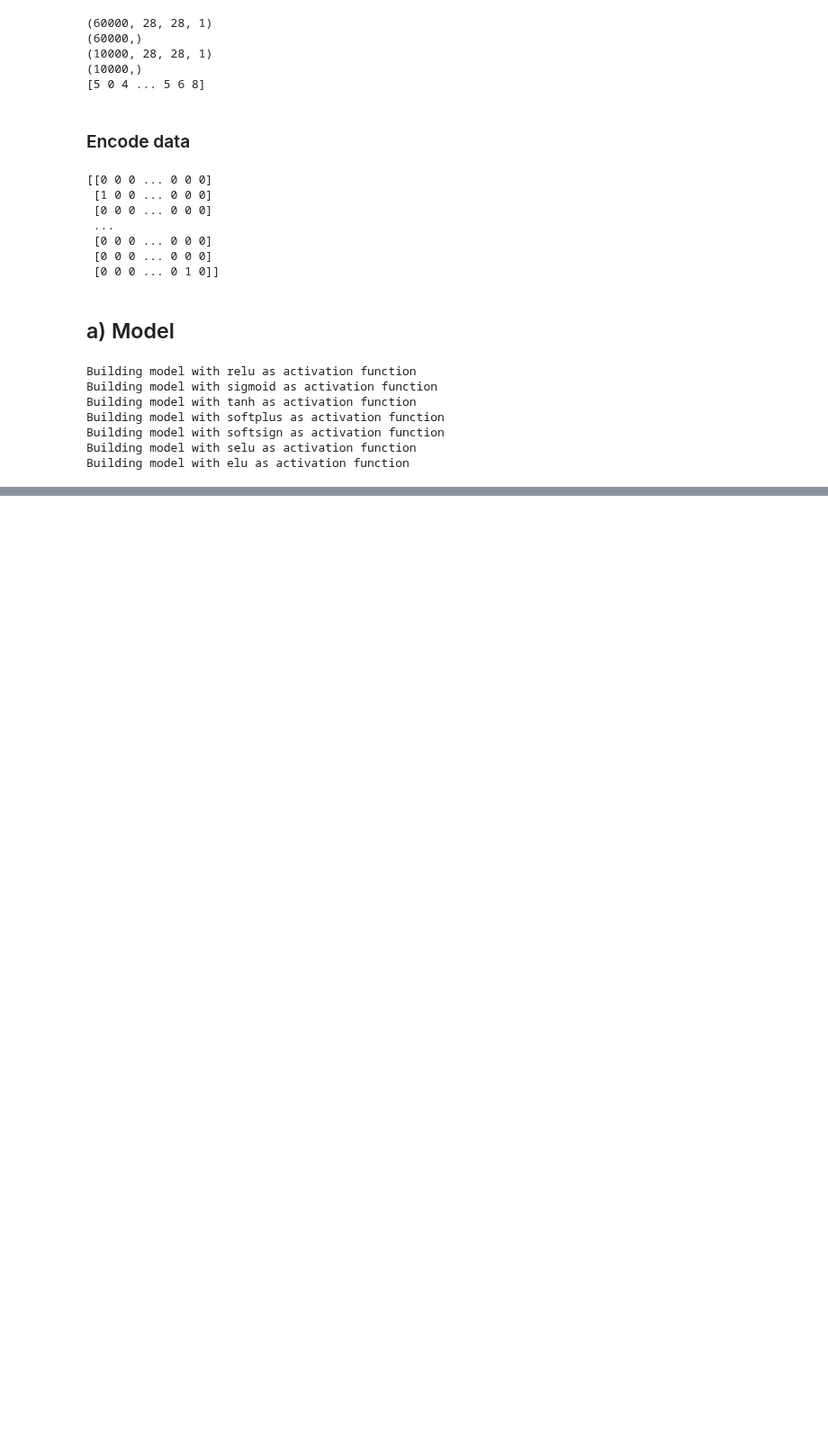
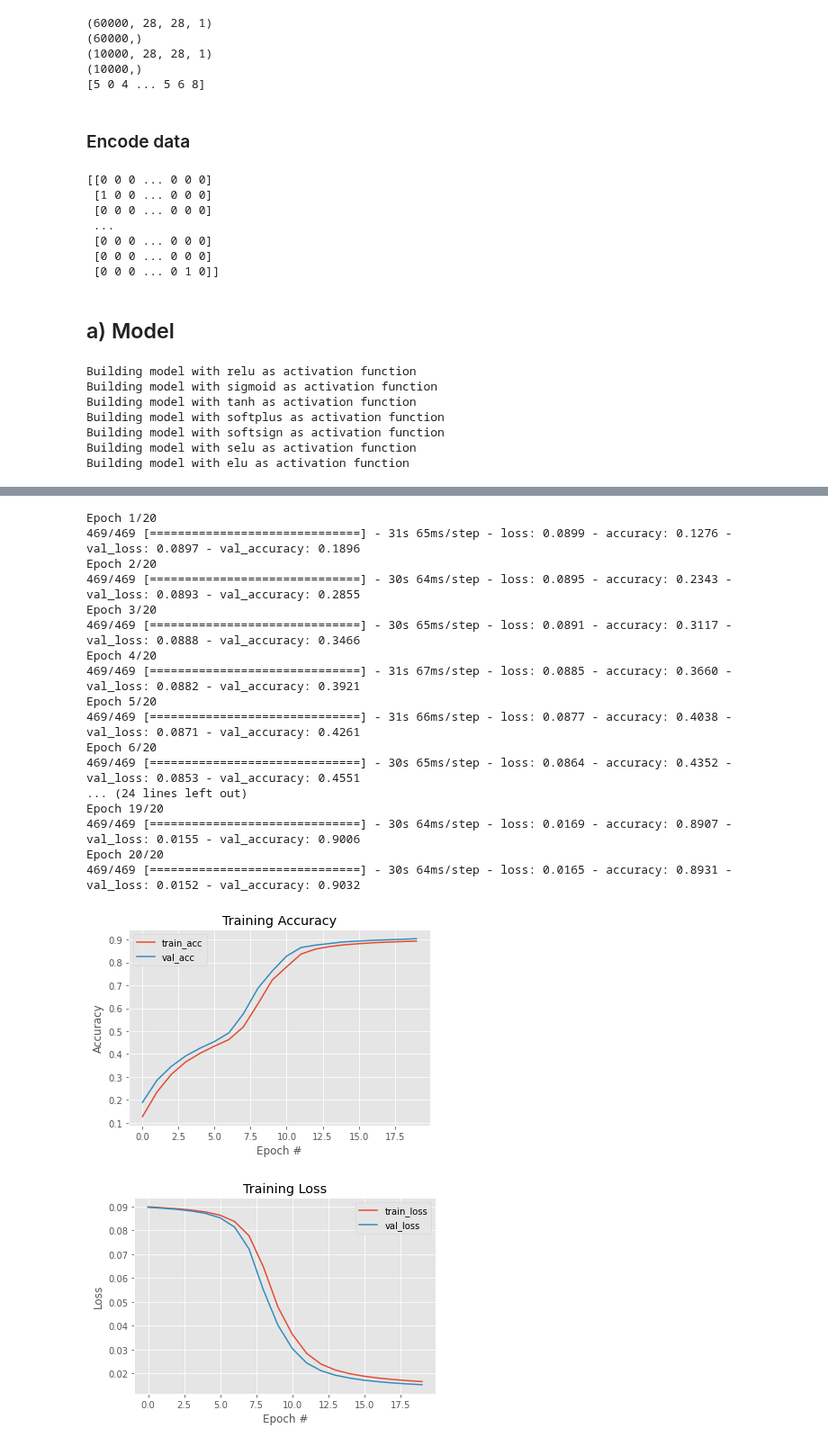
Before and after one commit to marvin353/SmartDataAnalytics_Gruppe1, a Jupyter notebook: Übungsblatt3/Aufgabe2_Julian.ipynb, the cells around one changed output, grey strips where cells are left out. Shown at 90% size. Drawn from its saved outputs; the diff is of its cells as text; code cells hidden in the pictures; blank space fills up the shorter version.

```diff
--- a/Übungsblatt3/Aufgabe2_Julian.ipynb
+++ b/Übungsblatt3/Aufgabe2_Julian.ipynb
@@ -240,0 +328,59 @@ weighted avg       0.95      0.94      0.94     10000
+# %%
+import tensorflow as tf
+
+# Taken from the keras api example under: https://keras.io/examples/vision/siamese_contrastive/
+
+def loss(margin=1):
+    """Provides 'constrastive_loss' an enclosing scope with variable 'margin'.
+
+  Arguments:
+      margin: Integer, defines the baseline for distance for which pairs
+              should be classified as dissimilar. - (default is 1).
+
+  Returns:
+      'constrastive_loss' function with data ('margin') attached.
+  """
+
+    # Contrastive loss = mean( (1-true_value) * square(prediction) +
+    #                         true_value * square( max(margin-prediction, 0) ))
+    def contrastive_loss(y_true, y_pred):
+        """Calculates the constrastive loss.
+
+      Arguments:
+          y_true: List of labels, each label is of type float32.
+          y_pred: List of predictions of same length as of y_true,
+                  each label is of type float32.
+
+      Returns:
+          A tensor containing constrastive loss as floating point value.
+      """
+
+        square_pred = tf.math.square(float(y_pred))
+        margin_square = tf.math.square(tf.math.maximum(margin - float(y_pred), 0))
+        return tf.math.reduce_mean((1 - float(y_true)) * square_pred + float(y_true) * margin_square)
+
+    return contrastive_loss
+# %%
+model.compile(loss=loss(), optimizer=sgd, metrics=["accuracy"])
+H = model.fit(trainX, trainY, validation_data=(testX, testY), epochs=epochs, batch_size=batch_size)
+plot_trainingAccLoss(H)
+# %% [output]
+Epoch 1/20
+469/469 [==============================] - 31s 65ms/step - loss: 0.0899 - accuracy: 0.1276 - val_loss: 0.0897 - val_accuracy: 0.1896
+Epoch 2/20
+469/469 [==============================] - 30s 64ms/step - loss: 0.0895 - accuracy: 0.2343 - val_loss: 0.0893 - val_accuracy: 0.2855
+Epoch 3/20
+469/469 [==============================] - 30s 65ms/step - loss: 0.0891 - accuracy: 0.3117 - val_loss: 0.0888 - val_accuracy: 0.3466
+Epoch 4/20
+469/469 [==============================] - 31s 67ms/step - loss: 0.0885 - accuracy: 0.3660 - val_loss: 0.0882 - val_accuracy: 0.3921
+Epoch 5/20
+469/469 [==============================] - 31s 66ms/step - loss: 0.0877 - accuracy: 0.4038 - val_loss: 0.0871 - val_accuracy: 0.4261
+Epoch 6/20
+469/469 [==============================] - 30s 65ms/step - loss: 0.0864 - accuracy: 0.4352 - val_loss: 0.0853 - val_accuracy: 0.4551
+... (24 lines left out)
+Epoch 19/20
+469/469 [==============================] - 30s 64ms/step - loss: 0.0169 - accuracy: 0.8907 - val_loss: 0.0155 - val_accuracy: 0.9006
+Epoch 20/20
+469/469 [==============================] - 30s 64ms/step - loss: 0.0165 - accuracy: 0.8931 - val_loss: 0.0152 - val_accuracy: 0.9032
+[figure, added]
+[figure, added]
```
Also changed, not shown: parts of 21 cells of this notebook.
